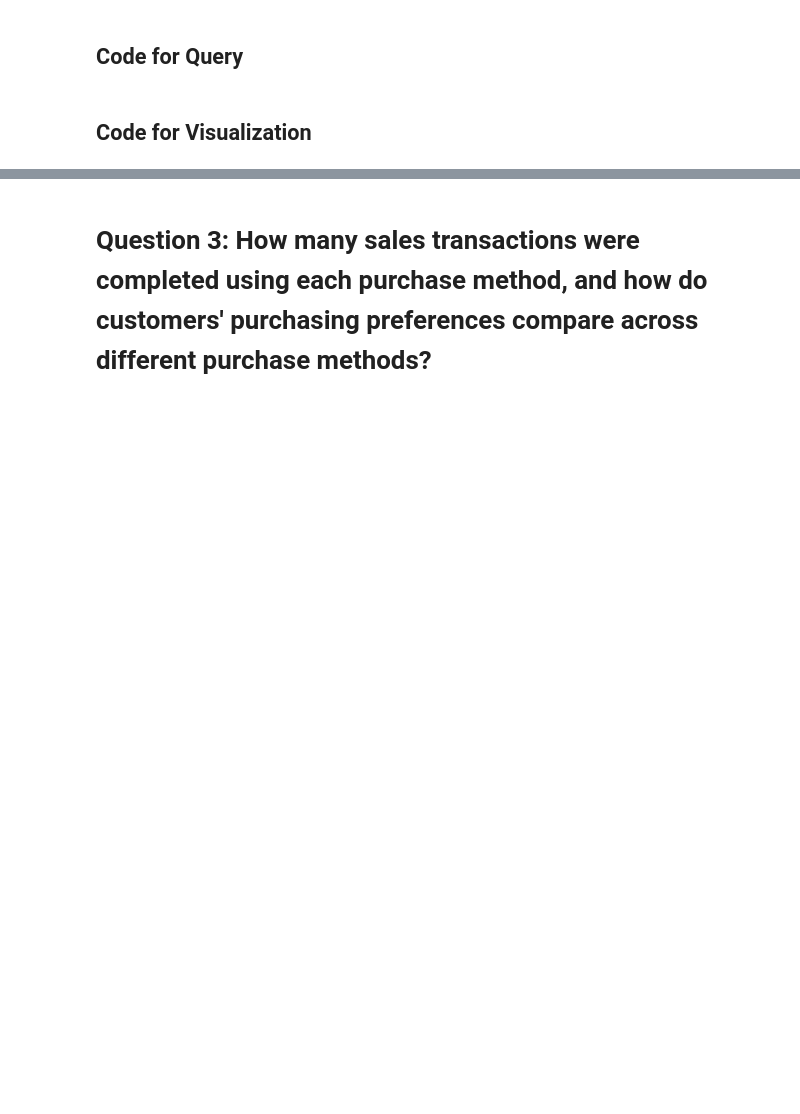
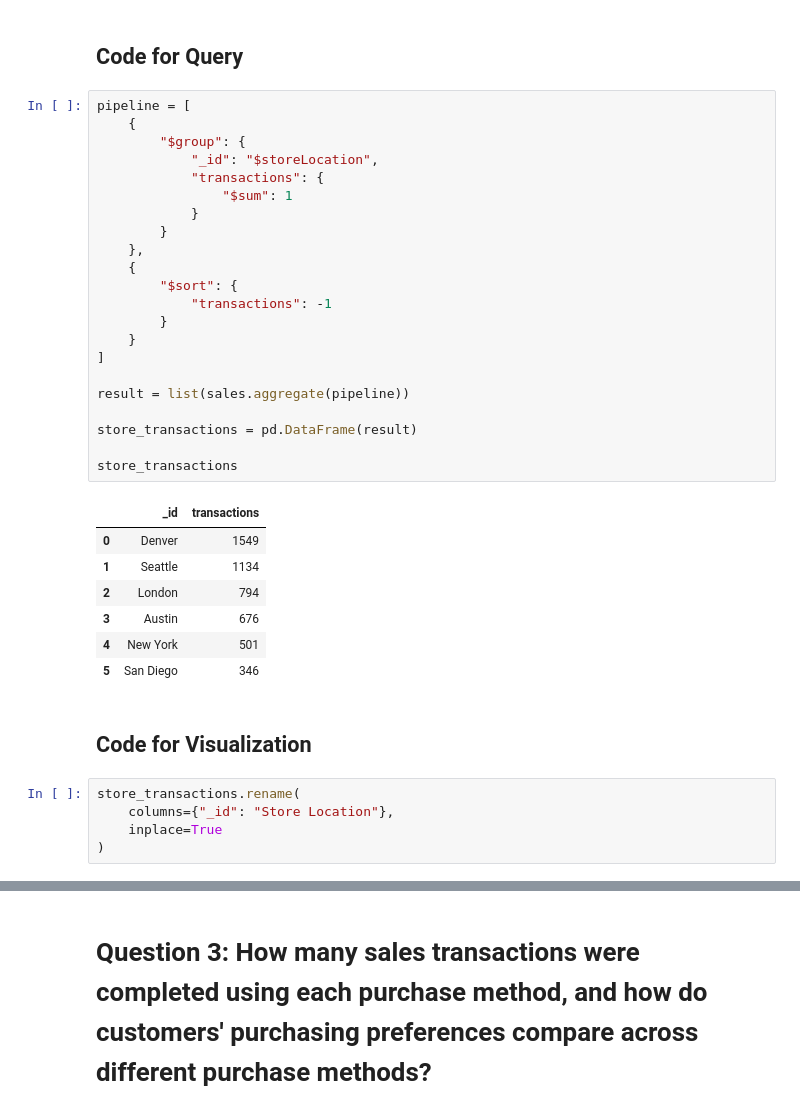
Before and after one commit to thanuja-reddi/MongoDB_EDA_Case_Study, a Jupyter notebook: notebooks/homework_casestudy_questions.ipynb, the cells around one changed output, grey strips where cells are left out. Drawn from its saved outputs; the diff is of its cells as text; blank space fills up the shorter version.

```diff
--- a/notebooks/homework_casestudy_questions.ipynb
+++ b/notebooks/homework_casestudy_questions.ipynb
@@ -217,5 +217,40 @@ plt.show()
 Management wants to compare the number of sales transactions processed by each store location to identify stores with higher and lower customer activity. This analysis helps support resource allocation, inventory planning, and operational decision-making across different business locations.
 # %% [markdown]
 ## Code for Query
+# %%
+pipeline = [
+    {
+        "$group": {
+            "_id": "$storeLocation",
+            "transactions": {
+                "$sum": 1
+            }
+        }
+    },
+    {
+        "$sort": {
+            "transactions": -1
+        }
+    }
+]
+
+result = list(sales.aggregate(pipeline))
+
+store_transactions = pd.DataFrame(result)
+
+store_transactions
+# %% [output]
+|  | _id | transactions |
+| 0 | Denver | 1549 |
+| 1 | Seattle | 1134 |
+| 2 | London | 794 |
+| 3 | Austin | 676 |
+| 4 | New York | 501 |
+| 5 | San Diego | 346 |
 # %% [markdown]
 ## Code for Visualization
+# %%
+store_transactions.rename(
+    columns={"_id": "Store Location"},
+    inplace=True
+)
```
Also changed, not shown: parts of 1 cell of this notebook.
